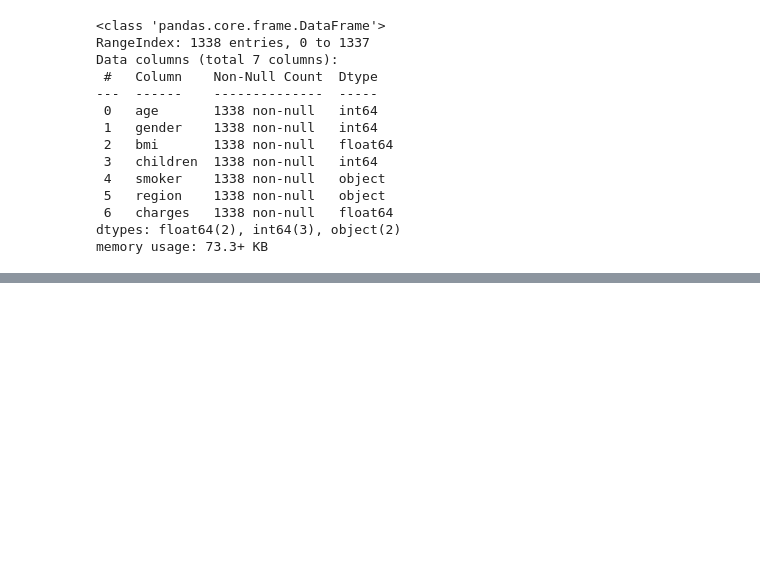
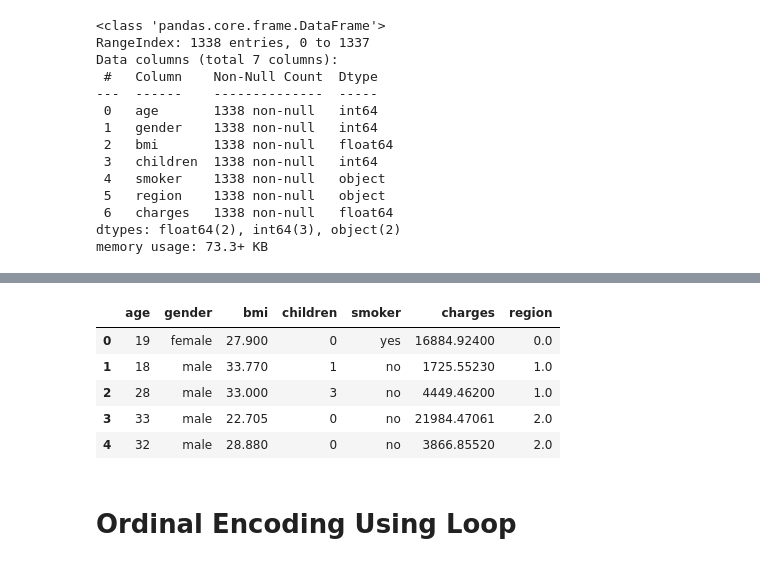
Before and after one commit to Dipto755/Introduction-to-Machine-Learning, a Jupyter notebook: Assignment 2/Assignment 2.ipynb, the cells around one changed output, grey strips where cells are left out. Drawn from its saved outputs; the diff is of its cells as text; code cells hidden in the pictures; blank space fills up the shorter version.

```diff
--- a/Assignment 2/Assignment 2.ipynb
+++ b/Assignment 2/Assignment 2.ipynb
@@ -316,0 +400,2 @@ df4.head()
+# %%
+encoded_values = od.fit_transform(df8[["region"]])
@@ -316,0 +412,2 @@ df4.head()
+# %%
+encoded_values = pd.DataFrame(encoded_values, columns=["region"])
@@ -316,0 +423,15 @@ df4.head()
+# %%
+df8.drop("region", axis = 1, inplace=True)
+# %%
+df8 = pd.concat([df8, encoded_values], axis = 1)
+# %%
+df8.head()
+# %% [output]
+|  | age | gender | bmi | children | smoker | charges | region |
+| 0 | 19 | female | 27.900 | 0 | yes | 16884.92400 | 0.0 |
+| 1 | 18 | male | 33.770 | 1 | no | 1725.55230 | 1.0 |
+| 2 | 28 | male | 33.000 | 3 | no | 4449.46200 | 1.0 |
+| 3 | 33 | male | 22.705 | 0 | no | 21984.47061 | 2.0 |
+| 4 | 32 | male | 28.880 | 0 | no | 3866.85520 | 2.0 |
+# %% [markdown]
+# Ordinal Encoding Using Loop
```
Also changed, not shown: parts of 54 cells of this notebook.
